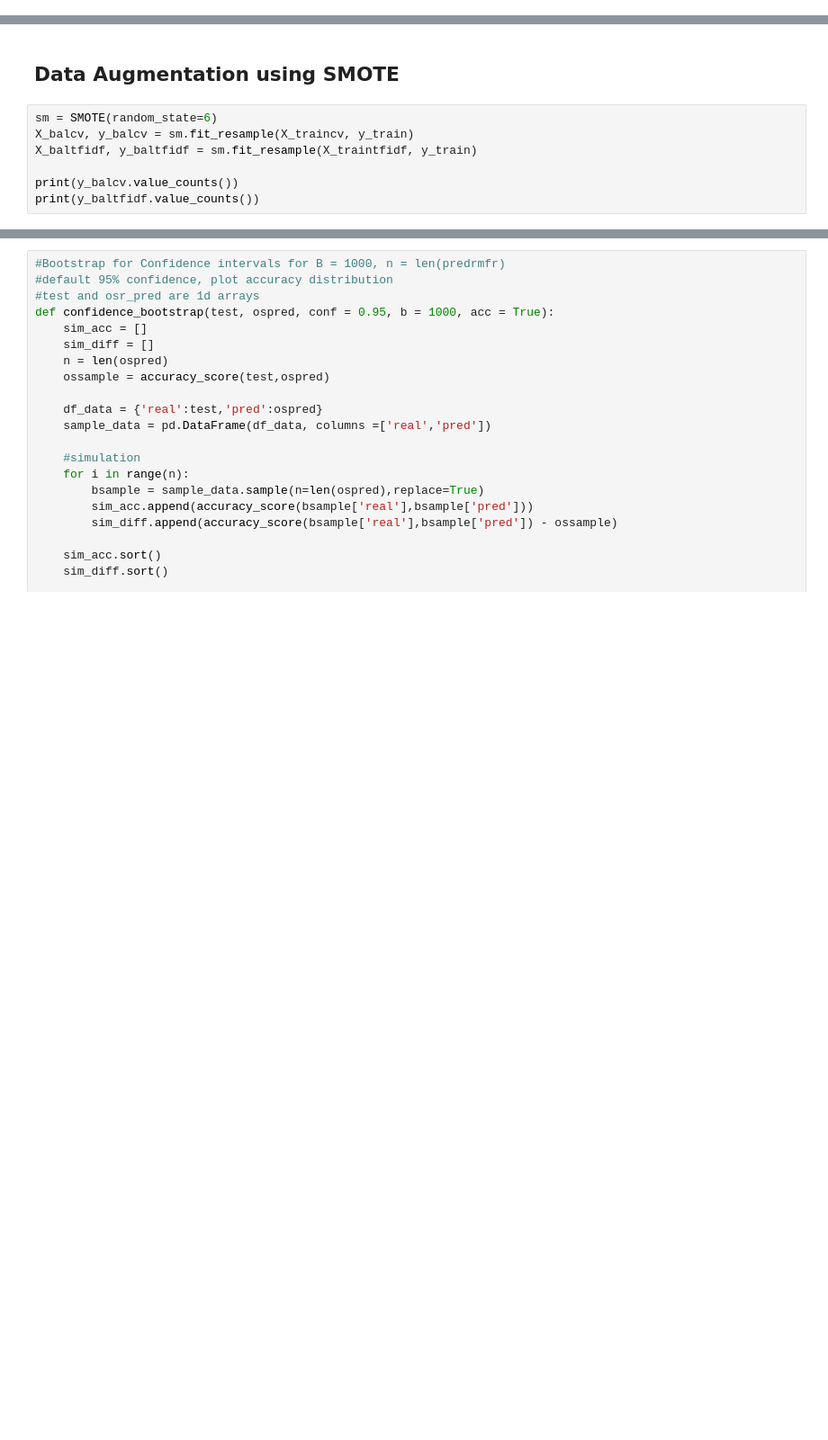
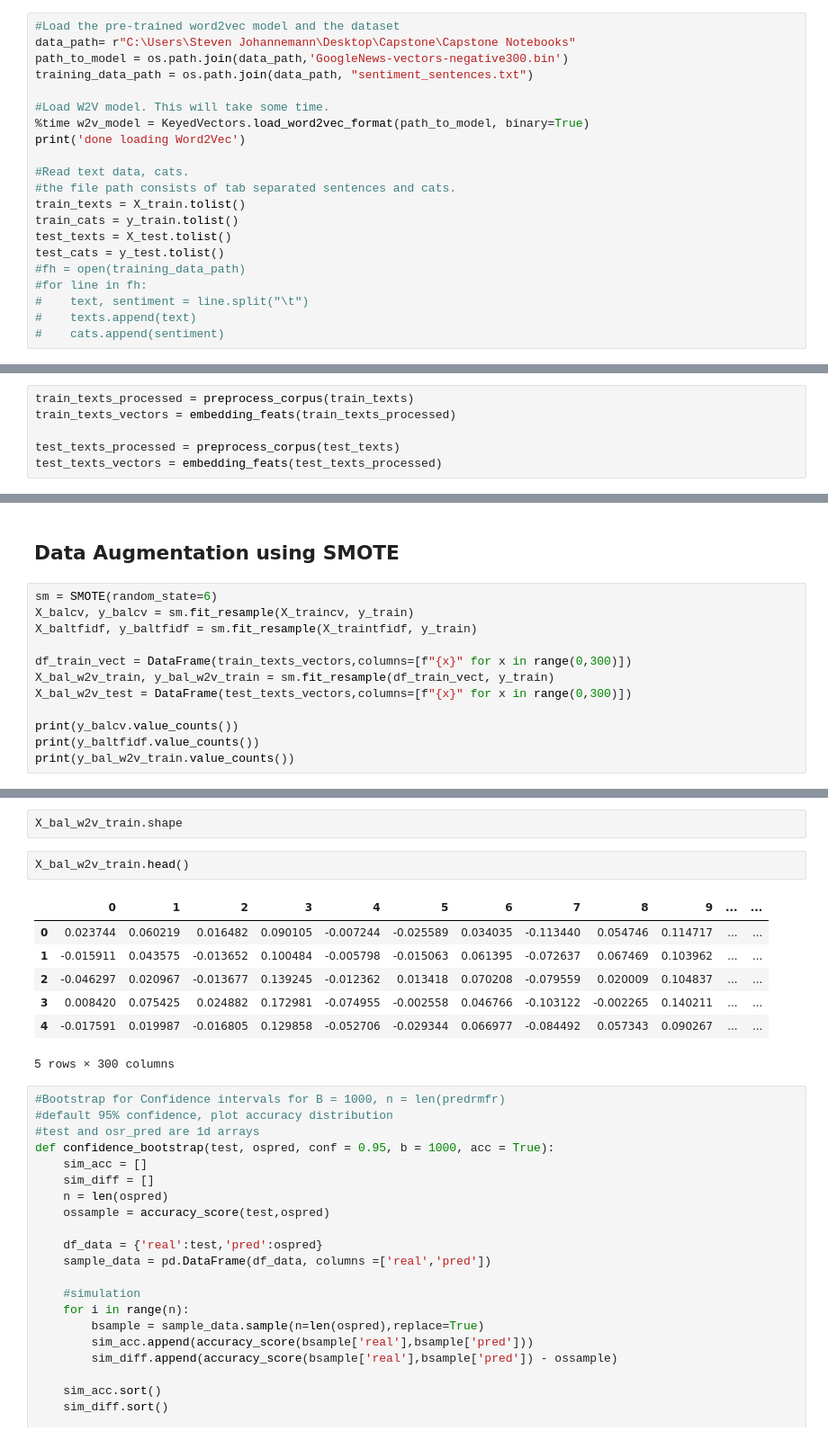
Before and after one commit to ouyangyz666/Capstone, a Jupyter notebook: BerkeleyNLPCapstone.ipynb, the cells around one changed output, grey strips where cells are left out. Shown at 90% size. Cells and saved outputs as stored; diff of their text form; blank space fills up the shorter version.

```diff
--- a/BerkeleyNLPCapstone.ipynb
+++ b/BerkeleyNLPCapstone.ipynb
@@ -130,0 +140,21 @@ def my_tokenizer(sentence):
+# %%
+#Load the pre-trained word2vec model and the dataset
+data_path= r"C:\Users\Steven Johannemann\Desktop\Capstone\Capstone Notebooks"
+path_to_model = os.path.join(data_path,'GoogleNews-vectors-negative300.bin')
+training_data_path = os.path.join(data_path, "sentiment_sentences.txt")
+
+#Load W2V model. This will take some time.
+%time w2v_model = KeyedVectors.load_word2vec_format(path_to_model, binary=True)
+print('done loading Word2Vec')
+
+#Read text data, cats.
+#the file path consists of tab separated sentences and cats.
+train_texts = X_train.tolist()
+train_cats = y_train.tolist()
+test_texts = X_test.tolist()
+test_cats = y_test.tolist()
+#fh = open(training_data_path)
+#for line in fh:
+#    text, sentiment = line.split("\t")
+#    texts.append(text)
+#    cats.append(sentiment)
@@ -143,6 +180,12 @@ X_traintfidf = tfidf.transform(X_train)
 X_testtfidf = tfidf.transform(X_test)
 X_traincv = cv.transform(X_train)
 X_testcv = cv.transform(X_test)
+# %%
+train_texts_processed = preprocess_corpus(train_texts)
+train_texts_vectors = embedding_feats(train_texts_processed)
+
+test_texts_processed = preprocess_corpus(test_texts)
+test_texts_vectors = embedding_feats(test_texts_processed)
 # %%
 #Preview First 100 Feature Names
 #cv.get_feature_names()[0:100]
@@ -179,5 +206,10 @@ sm = SMOTE(random_state=6)
 X_balcv, y_balcv = sm.fit_resample(X_traincv, y_train)
 X_baltfidf, y_baltfidf = sm.fit_resample(X_traintfidf, y_train)
 
+df_train_vect = DataFrame(train_texts_vectors,columns=[f"{x}" for x in range(0,300)])
+X_bal_w2v_train, y_bal_w2v_train = sm.fit_resample(df_train_vect, y_train)
+X_bal_w2v_test = DataFrame(test_texts_vectors,columns=[f"{x}" for x in range(0,300)])
+
 print(y_balcv.value_counts())
 print(y_baltfidf.value_counts())
+print(y_bal_w2v_train.value_counts())
@@ -184,3 +226,15 @@ print(y_baltfidf.value_counts())
+# %%
+X_bal_w2v_train.shape
+# %%
+X_bal_w2v_train.head()
+# %% [output]
+|  | 0 | 1 | 2 | 3 | 4 | 5 | 6 | 7 | 8 | 9 | ... | ... |
+| 0 | 0.023744 | 0.060219 | 0.016482 | 0.090105 | -0.007244 | -0.025589 | 0.034035 | -0.113440 | 0.054746 | 0.114717 | ... | ... |
+| 1 | -0.015911 | 0.043575 | -0.013652 | 0.100484 | -0.005798 | -0.015063 | 0.061395 | -0.072637 | 0.067469 | 0.103962 | ... | ... |
+| 2 | -0.046297 | 0.020967 | -0.013677 | 0.139245 | -0.012362 | 0.013418 | 0.070208 | -0.079559 | 0.020009 | 0.104837 | ... | ... |
+| 3 | 0.008420 | 0.075425 | 0.024882 | 0.172981 | -0.074955 | -0.002558 | 0.046766 | -0.103122 | -0.002265 | 0.140211 | ... | ... |
+| 4 | -0.017591 | 0.019987 | -0.016805 | 0.129858 | -0.052706 | -0.029344 | 0.066977 | -0.084492 | 0.057343 | 0.090267 | ... | ... |
+5 rows × 300 columns
 # %%
 #Bootstrap for Confidence intervals for B = 1000, n = len(predrmfr)
 #default 95% confidence, plot accuracy distribution
```
Also changed, not shown: parts of 76 cells of this notebook.
